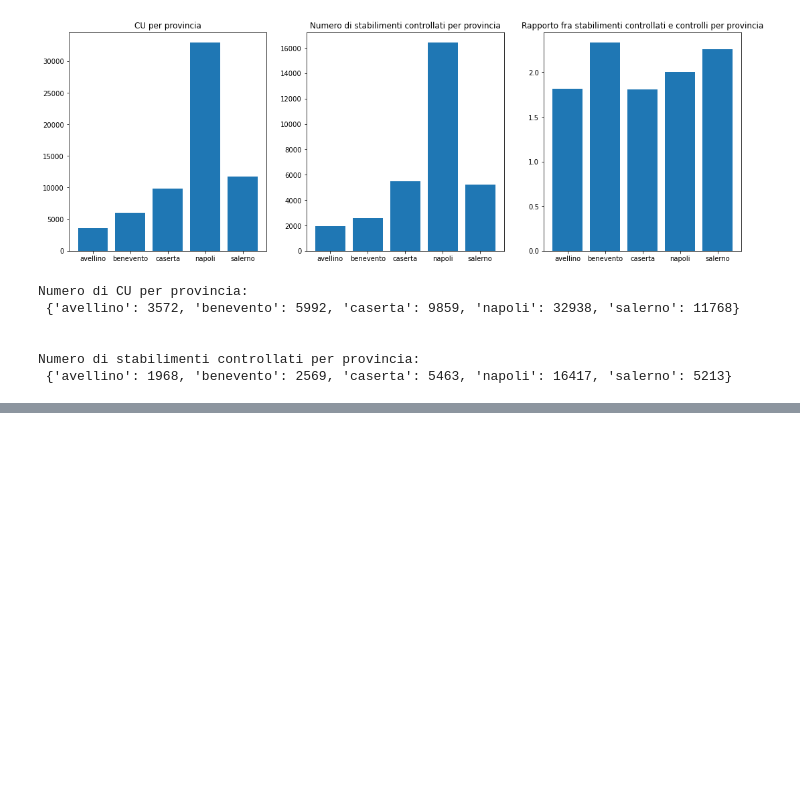
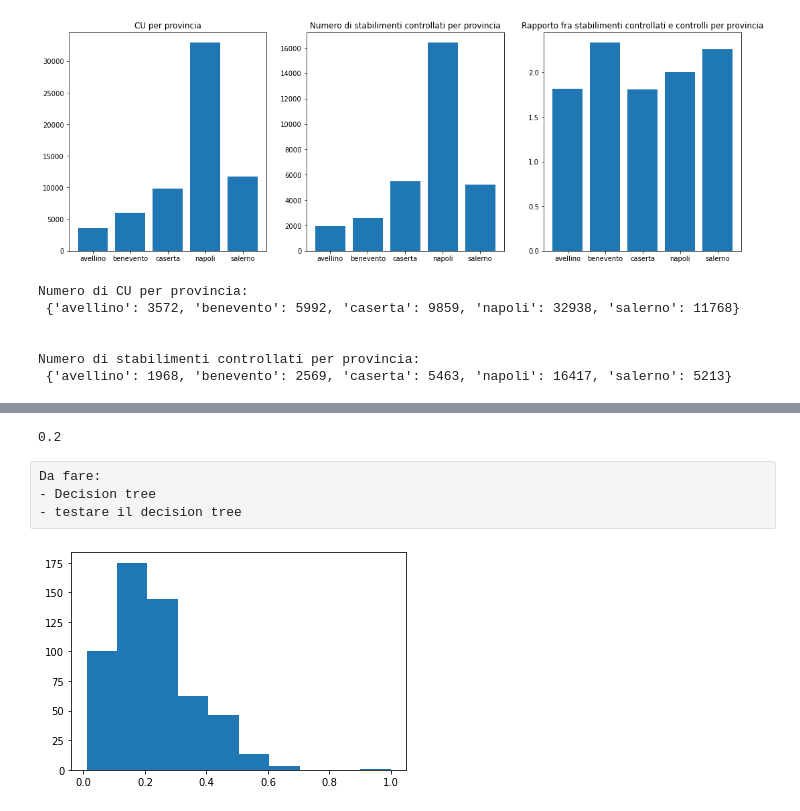
Before and after one commit to francescovjtale/gisa, a Jupyter notebook: gisa.ipynb, the cells around one changed output, grey strips where cells are left out. Drawn from its saved outputs; the diff is of its cells as text; code cells hidden in the pictures; blank space fills up the shorter version.

```diff
--- a/gisa.ipynb
+++ b/gisa.ipynb
@@ -165,0 +221,3 @@ Numero di stabilimenti controllati per provincia:
+# %%
+df_clean['controllati'] = df_clean['controllati'].astype(int)
+df_clean['popolazione'] = df_clean['popolazione'].astype(int)
@@ -165,0 +335,2 @@ Numero di stabilimenti controllati per provincia:
+# %%
+rapporto_contr_tot = (df_clean.loc[df_clean.controllati == 1].groupby('comune').id_stabilimento.count() / df_clean.groupby('comune').id_stabilimento.count()).sort_values()
@@ -165,0 +358,34 @@ Numero di stabilimenti controllati per provincia:
+# %%
+mediana = np.median(np.array(round(rapporto_contr_tot.rapporto.dropna(),2)))
+# %% [output]
+0.2
+# %% [raw]
+Da fare:
+- Decision tree
+- testare il decision tree
+# %%
+def mypercentile(numint, ar):
+    ar.sort()
+    #print (ar)
+    left=ar[0]
+    right=ar[-1]
+    #print(left, right)
+    intlen=(right-left+1)/numint
+    hist= [0] * numint
+    currnum=0
+    currint=0
+    for a in ar:
+
+         while a > left + currint*intlen:
+             currint += 1
+         hist[currint] += 1
+    n=0
+    #for v in hist:
+        #print(n, v)
+
+    plt.hist(ar)
+    plt.show()
+# %%
+mypercentile(100,np.array(round(rapporto_contr_tot.dropna(),2)))
+# %% [output]
+[figure, added]
```
Also changed, not shown: parts of 38 cells of this notebook.
